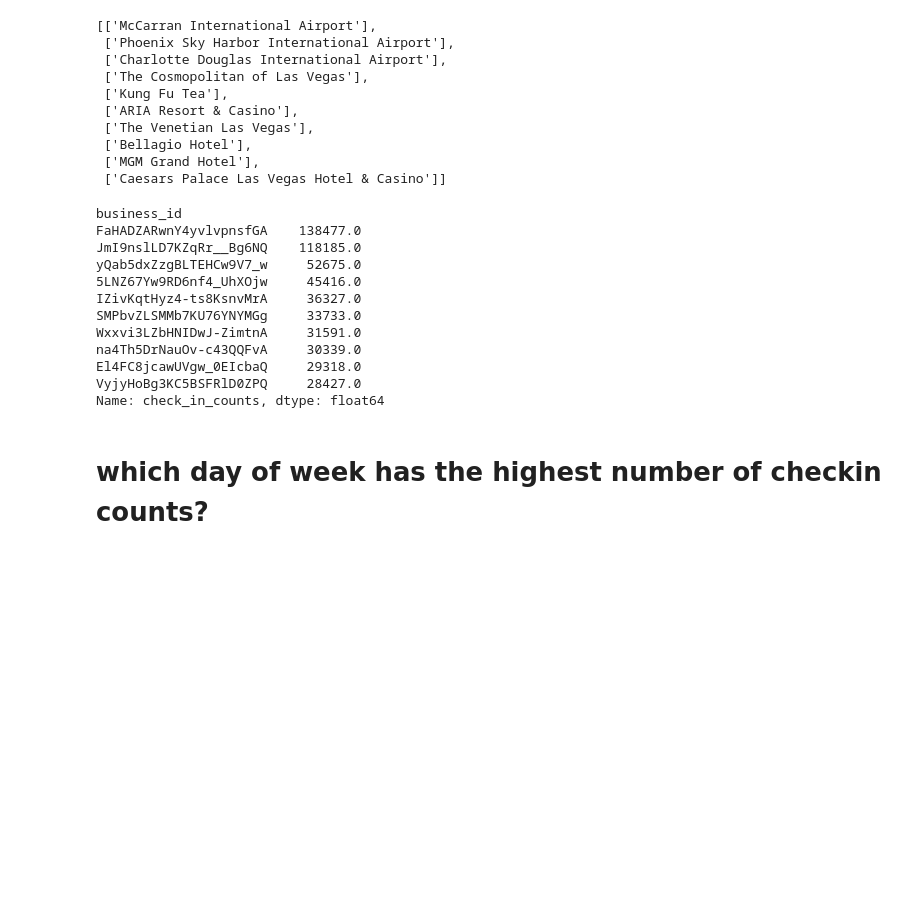
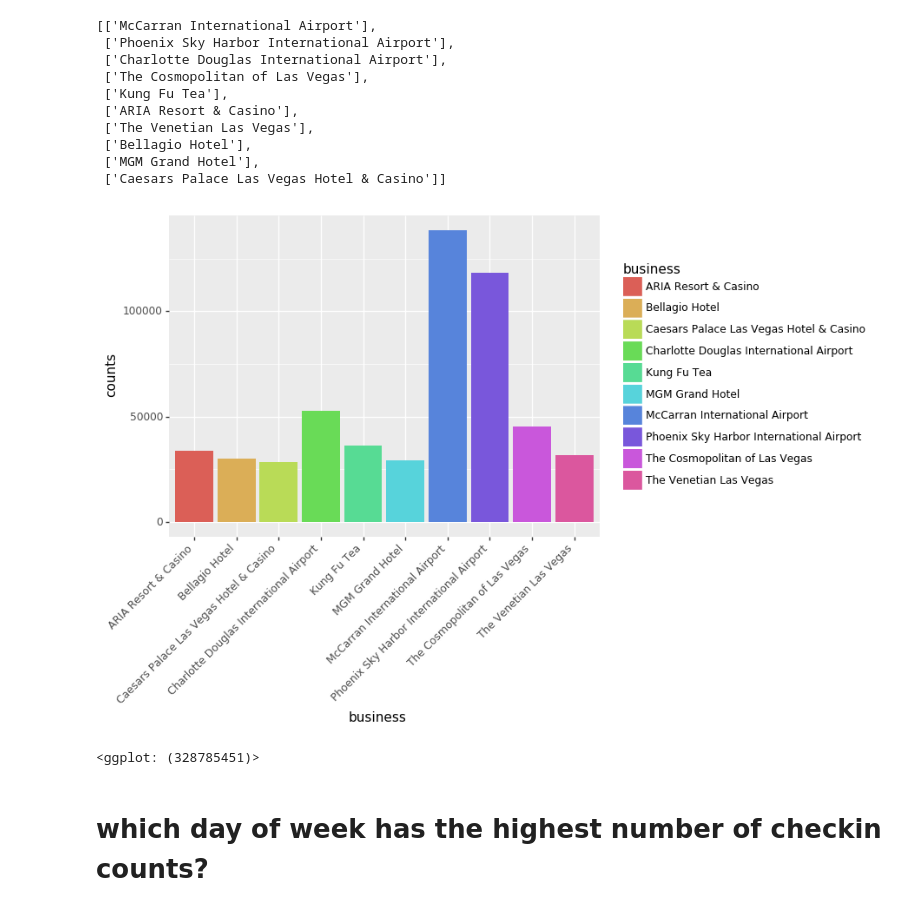
Before and after one commit to Zackkkliu/Yelp_review, a Jupyter notebook: 141B_final.ipynb, the cells around one changed output. Drawn from its saved outputs; the diff is of its cells as text; code cells hidden in the pictures; blank space fills up the shorter version.

```diff
--- a/141B_final.ipynb
+++ b/141B_final.ipynb
@@ -72,0 +130,5 @@ attributes.to_csv("attributes.csv")
+# %%
+import pandas as pd
+business = pd.read_csv("business.csv")
+hours = pd.read_csv("hours.csv")
+attributes = pd.read_csv("attributes.csv")
@@ -77,7 +141,8 @@ unique_checkin_counts = checkin_df.groupby("business_id")["check_in_counts"].sum
 
 checkin_top10 = unique_checkin_counts.sort_values(ascending = False)[:10]
 # %%
-[list(business.name[business.index == i]) for i in checkin_top10.index]
+top10names = [list(business.name[business.index == i]) for i in checkin_top10.index]
+top10names
 # %% [output]
 [['McCarran International Airport'],
  ['Phoenix Sky Harbor International Airport'],
@@ -89,21 +154,16 @@ checkin_top10 = unique_checkin_counts.sort_values(ascending = False)[:10]
  ['Bellagio Hotel'],
  ['MGM Grand Hotel'],
  ['Caesars Palace Las Vegas Hotel & Casino']]
-# %%
-checkin_top10
-# %% [output]
-business_id
-FaHADZARwnY4yvlvpnsfGA    138477.0
-JmI9nslLD7KZqRr__Bg6NQ    118185.0
-yQab5dxZzgBLTEHCw9V7_w     52675.0
-5LNZ67Yw9RD6nf4_UhXOjw     45416.0
-IZivKqtHyz4-ts8KsnvMrA     36327.0
-SMPbvZLSMMb7KU76YNYMGg     33733.0
-Wxxvi3LZbHNIDwJ-ZimtnA     31591.0
-na4Th5DrNauOv-c43QQFvA     30339.0
-El4FC8jcawUVgw_0EIcbaQ     29318.0
-VyjyHoBg3KC5BSFRlD0ZPQ     28427.0
-Name: check_in_counts, dtype: float64
+# %%
+checkin_top10_df = pd.DataFrame({'business': [i[0] for i in top10names], 'counts': checkin_top10})
+checkin_top10_df.reset_index(drop=True, inplace=True)
+# %%
+p9.ggplot(checkin_top10_df, p9.aes(x='business', y='counts', fill = 'business')) + \
+ p9.geom_bar(stat='identity') + \
+ p9.theme(axis_text_x=p9.element_text(rotation=45, hjust=1))
+# %% [output]
+[figure, added]
+<ggplot: (328785451)>
 # %% [markdown]
 # which day of week has the highest number of checkin counts?
 # %%
```
Also changed, not shown: parts of 20 cells of this notebook.
